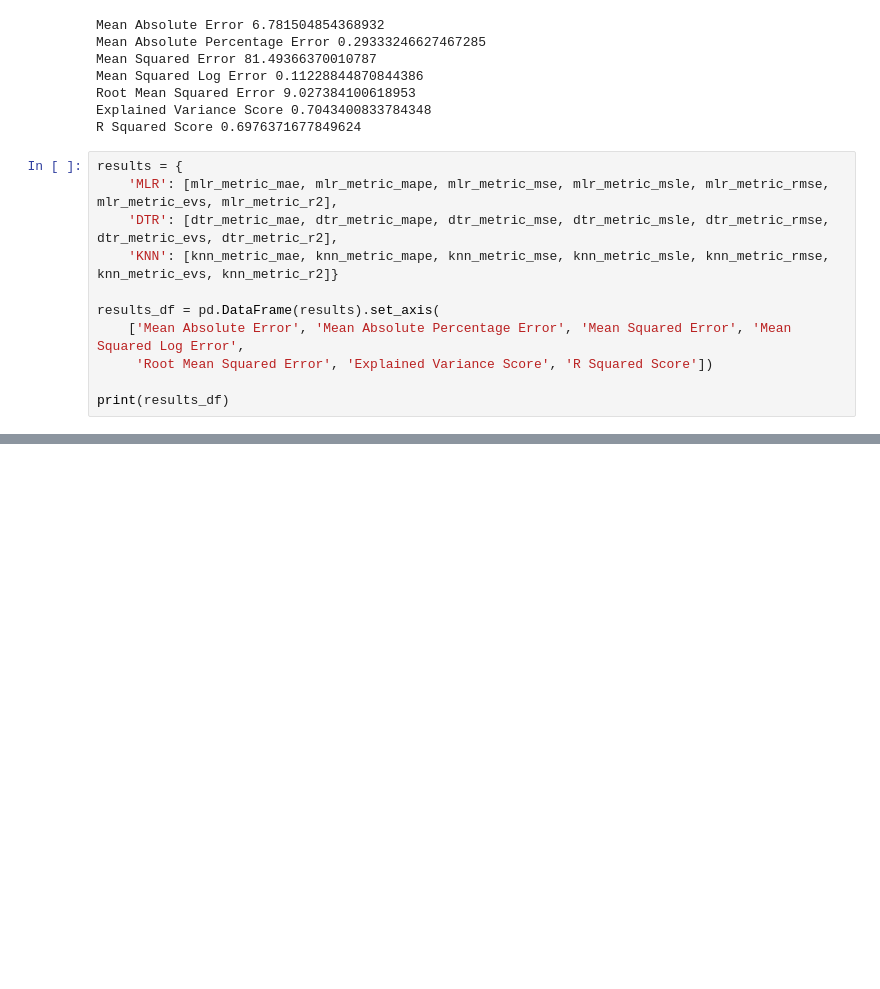
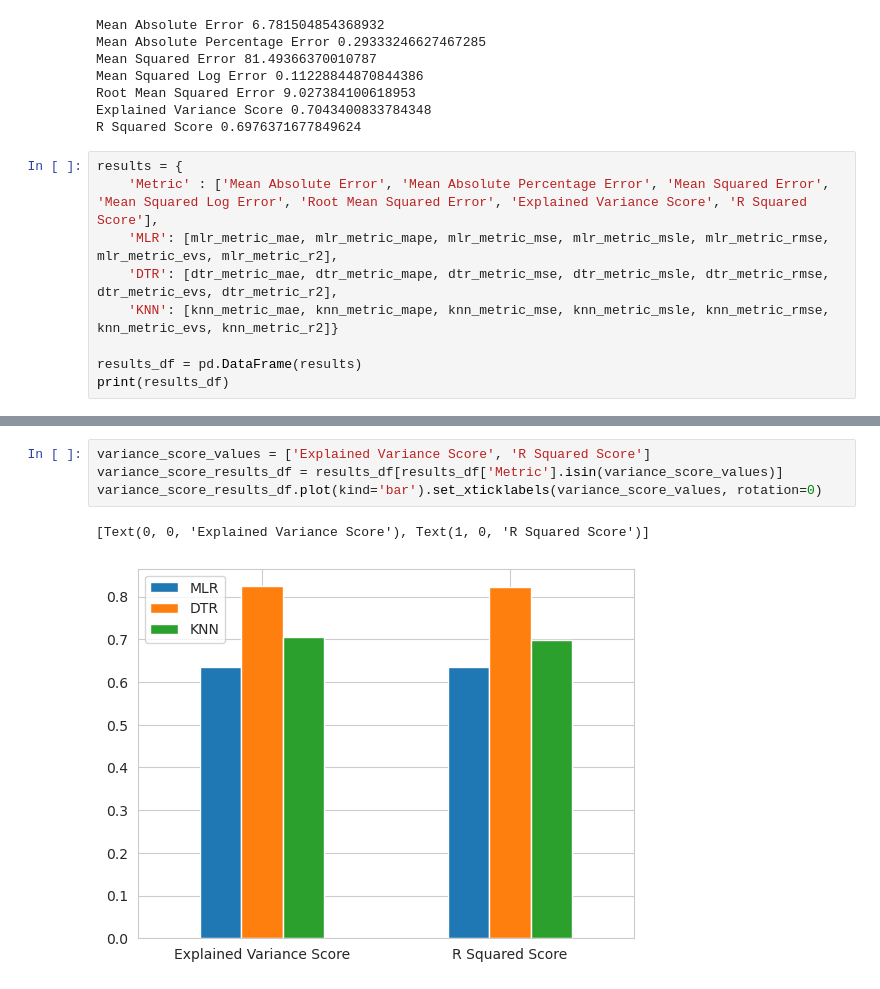
Before and after one commit to pcperera/concrete, a Jupyter notebook: 2 - models.ipynb, the cells around one changed output, grey strips where cells are left out. Saved outputs shown, nothing was run; the diff lists cells and outputs as text; blank space fills up the shorter version.

Commit message:
Update charts

```diff
--- a/2 - models.ipynb
+++ b/2 - models.ipynb
@@ -248,13 +248,11 @@ Explained Variance Score 0.7043400833784348
 R Squared Score 0.6976371677849624
 # %%
 results = {
+    'Metric' : ['Mean Absolute Error', 'Mean Absolute Percentage Error', 'Mean Squared Error', 'Mean Squared Log Error', 'Root Mean Squared Error', 'Explained Variance Score', 'R Squared Score'],
     'MLR': [mlr_metric_mae, mlr_metric_mape, mlr_metric_mse, mlr_metric_msle, mlr_metric_rmse, mlr_metric_evs, mlr_metric_r2],
     'DTR': [dtr_metric_mae, dtr_metric_mape, dtr_metric_mse, dtr_metric_msle, dtr_metric_rmse, dtr_metric_evs, dtr_metric_r2],
     'KNN': [knn_metric_mae, knn_metric_mape, knn_metric_mse, knn_metric_msle, knn_metric_rmse, knn_metric_evs, knn_metric_r2]}
 
-results_df = pd.DataFrame(results).set_axis(
-    ['Mean Absolute Error', 'Mean Absolute Percentage Error', 'Mean Squared Error', 'Mean Squared Log Error',
-     'Root Mean Squared Error', 'Explained Variance Score', 'R Squared Score'])
-
+results_df = pd.DataFrame(results)
 print(results_df)
 # %% [output]
@@ -268,0 +276,7 @@ R Squared Score                  0.635965   0.829413   0.697637
+# %%
+variance_score_values = ['Explained Variance Score', 'R Squared Score']
+variance_score_results_df = results_df[results_df['Metric'].isin(variance_score_values)]
+variance_score_results_df.plot(kind='bar').set_xticklabels(variance_score_values, rotation=0)
+# %% [output]
+[Text(0, 0, 'Explained Variance Score'), Text(1, 0, 'R Squared Score')]
+[figure, added]
```
Also changed, not shown: parts of 6 cells of this notebook.
